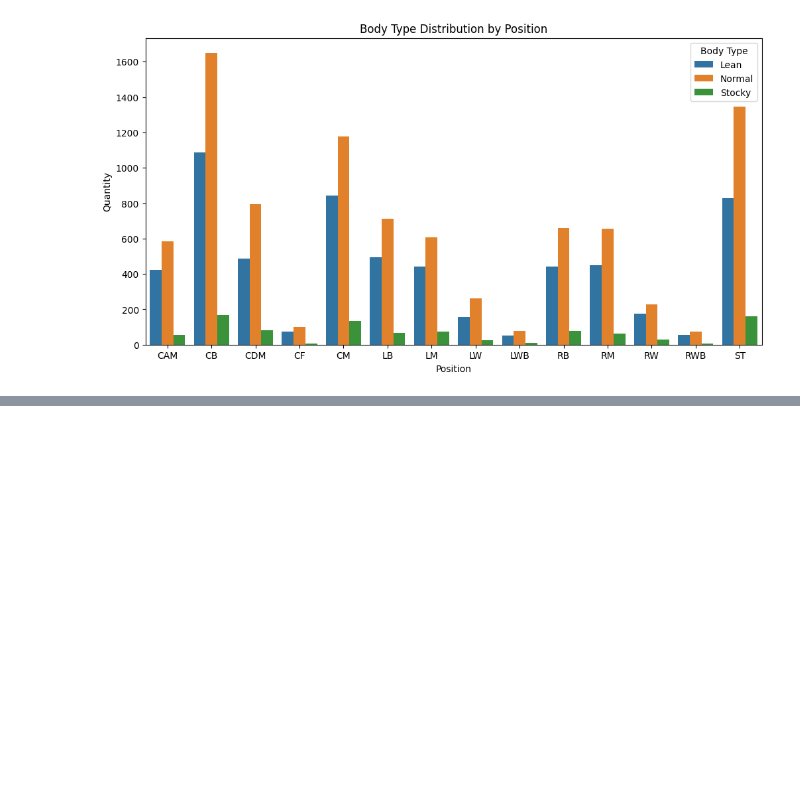
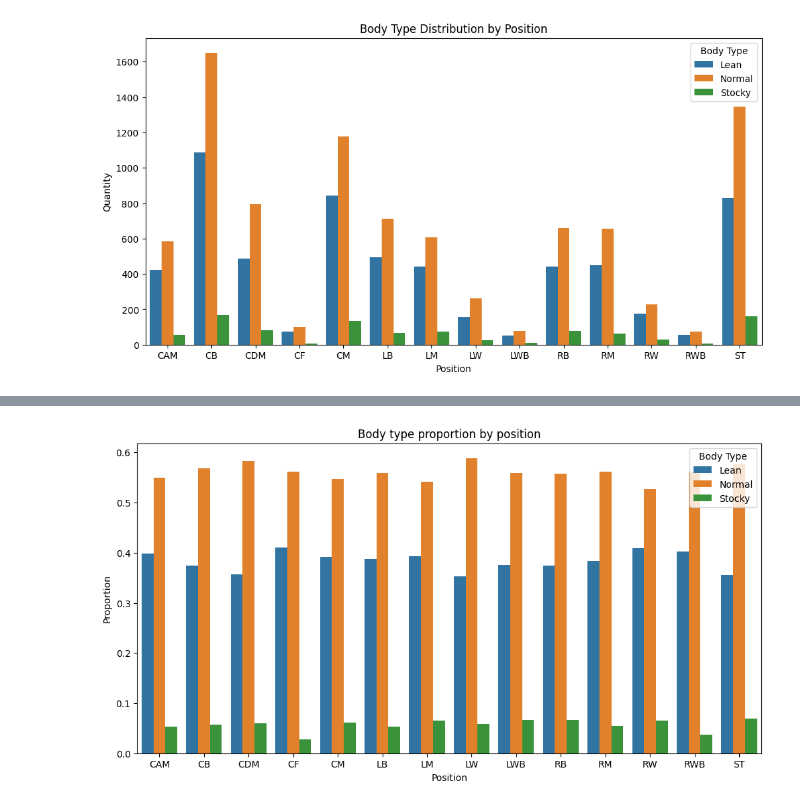
Before and after one commit to alexkrdozo/fifa-stats, a Jupyter notebook: football_al.ipynb, the cells around one changed output, grey strips where cells are left out. Saved outputs shown, nothing was run; the diff lists cells and outputs as text; code cells hidden in the pictures; blank space fills up the shorter version.

```diff
--- a/football_al.ipynb
+++ b/football_al.ipynb
@@ -163,0 +166,12 @@ plt.show()
+# %%
+# Count total players by position
+position_counts = fifa_sts.groupby('positions').size().reset_index(name='total')
+
+# Merge total counts with body type counts
+body_type_proportions = pd.merge(body_type_counts, position_counts, on='positions')
+
+# calculate the proportion
+body_type_proportions['proportion'] = body_type_proportions['counts'] / body_type_proportions['total']
+
+print("\nBody type proportion by position:")
+print(body_type_proportions)
@@ -163,0 +196,10 @@ plt.show()
+# %%
+plt.figure(figsize=(12, 6))
+sns.barplot(x='positions', y='proportion', hue='body_type', data=body_type_proportions)
+plt.title('Body type proportion by position')
+plt.xlabel('Position')
+plt.ylabel('Proportion')
+plt.legend(title='Body Type')
+plt.show()
+# %% [output]
+[figure, added]
```
Also changed, not shown: parts of 7 cells of this notebook.
